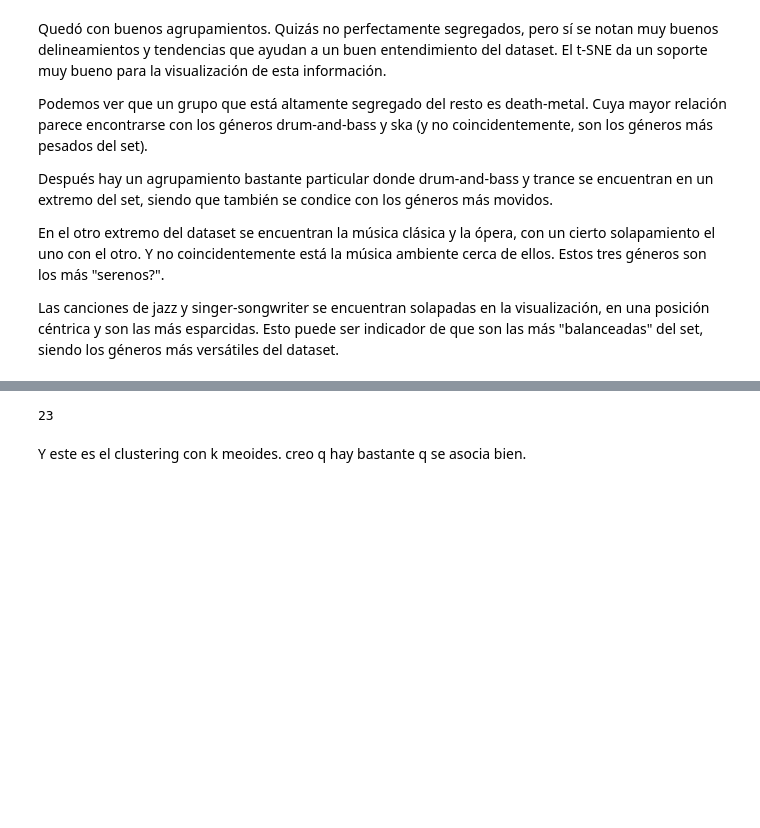
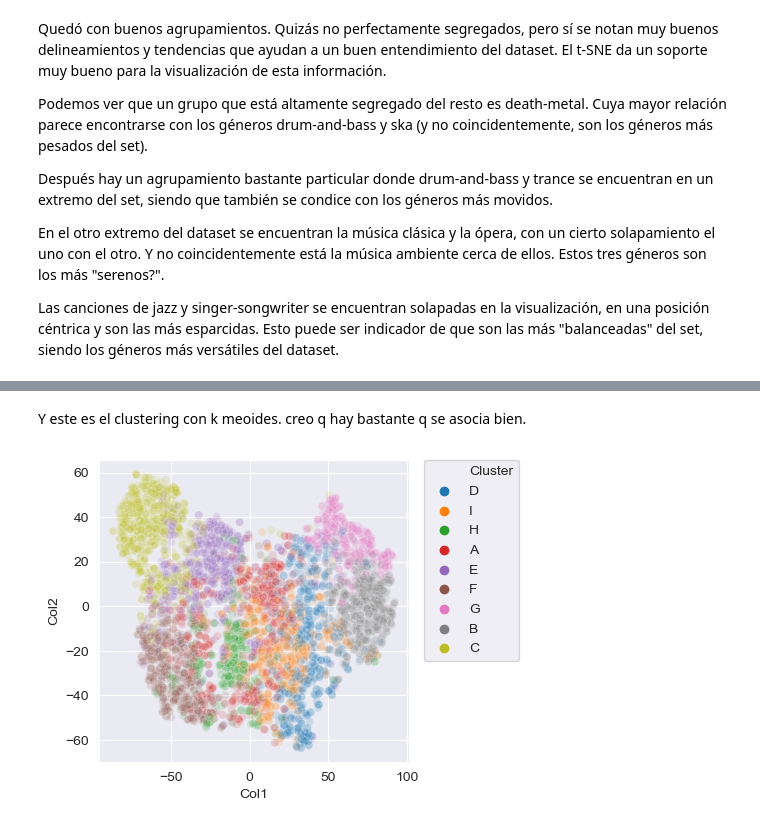
Before and after one commit to francotestori/dmctuba_01, a Jupyter notebook: preprocesamiento/04_clusterings.ipynb, the cells around one changed output, grey strips where cells are left out. Cells and saved outputs as stored; diff of their text form; code cells hidden in the pictures; blank space fills up the shorter version.

```diff
--- a/preprocesamiento/04_clusterings.ipynb
+++ b/preprocesamiento/04_clusterings.ipynb
@@ -226,4 +132,0 @@ for i, (model, description) in enumerate(selected_models):
-# %%
-len(df_num.columns)
-# %% [output]
-23
@@ -236,2 +137,16 @@ Z2 = [letra[x] for x in Z]
 # %% [markdown]
 Y este es el clustering con k meoides. creo q hay bastante q se asocia bien.
+# %%
+model = KMedoids(metric="euclidean", n_clusters=n, max_iter = 3000, random_state = 0, init='k-medoids++')
+model.fit(df_num)
+Z = model.predict(df_num)
+Z2 = [letra[x] for x in Z]
+
+dfff = pd.DataFrame ({"Col1":Xred[:,0],"Col2":Xred[:,1],"Cluster":Z2})
+sns.scatterplot(data=dfff, x="Col1", y="Col2", hue="Cluster",alpha=0.15)
+plt.legend(bbox_to_anchor=(1.05, 1), loc=2, borderaxespad=0.)
+
+#    plt._legend.set_title()
+plt.show()
+# %% [output]
+[figure, added]
```
Also changed, not shown: parts of 23 cells of this notebook.
